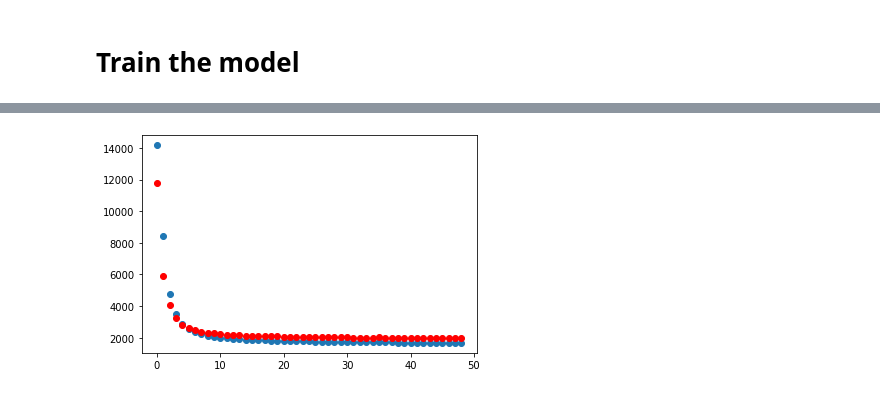
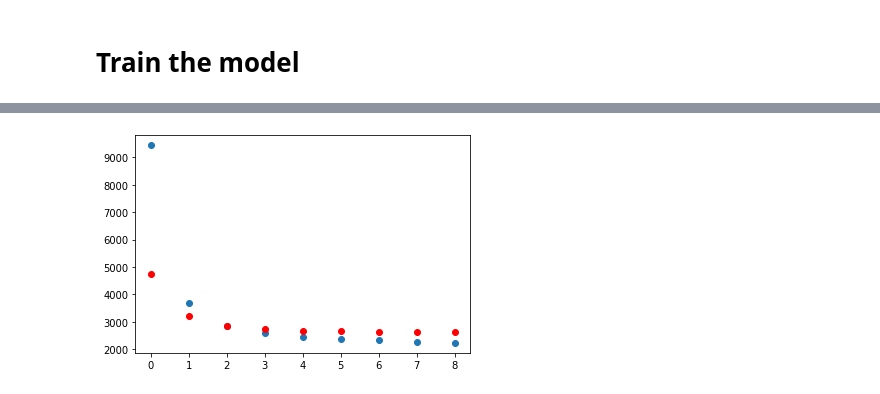
Before and after one commit to lamd91/VAE_DA, a Jupyter notebook: VAE_SinuousChannelsImages_TPUStrategy.ipynb, the cells around one changed output, grey strips where cells are left out. Drawn from its saved outputs; the diff is of its cells as text; code cells hidden in the pictures.

Commit message:
Add about notebook section and update visualization of results

```diff
--- a/VAE_SinuousChannelsImages_TPUStrategy.ipynb
+++ b/VAE_SinuousChannelsImages_TPUStrategy.ipynb
@@ -56,14 +79,3 @@ im
 # %% [output]
 '/content/gdrive/MyDrive/strebelle2500.png' -> './strebelle2500.png'
 [figure]
-# %%
-# Define global constants
-BATCH_SIZE_PER_REPLICA = 128
-BATCH_SIZE = BATCH_SIZE_PER_REPLICA * strategy.num_replicas_in_sync
-LATENT_DIM = 512
-EPOCHS = 50
-IMAGE_HEIGHT = 50
-IMAGE_WIDTH = 500
-NUM_CHANNELS = 1
-NUM_EXAMPLES = 40000
-TEST_SIZE = 0.25
@@ -148,8 +160,3 @@ files.download('subimages.pkl')
-# %%
-# Load and prepare image dataset for training using already extracted subimages
-image_array = pickle.load(open('subimages.pkl', 'rb'))
-train_dataset, val_dataset = get_datasets(image_array, map_image,
-                                                        test_size=TEST_SIZE)
 # %%
 class Sampling(tf.keras.layers.Layer):
     def call(self, inputs):
@@ -522,9 +543,11 @@ with strategy.scope():
 
     # Compile model
     vae.compile(
-        optimizer = tf.keras.optimizers.Adam(lr=1e-6),
-        loss = tf.keras.losses.BinaryCrossentrpy()
+        optimizer = tf.keras.optimizers.Adam(learning_rate=1e-6),
+        loss = tf.keras.losses.BinaryCrossentropy(
+            reduction=tf.keras.losses.Reduction.SUM
+        )
     )
 
-# Training loop using original dataset
+# Training loop
 history = vae.fit(train_dataset, epochs=100, verbose=1, callbacks=[lr_schedule])
@@ -545,8 +589,7 @@ save_locally = tf.saved_model.SaveOptions(experimental_io_device='/job:localhost
 cp_callback = tf.keras.callbacks.ModelCheckpoint(
     filepath = './cp-cp{epoch:04d}.ckpt',
     options = save_locally,
-    verbose = 1,
-    save_freq = math.ceil(NUM_EXAMPLES*(1-TEST_SIZE)/BATCH_SIZE) * 5
+    save_freq = 'epoch'
 )
 
 # Create custom callback to display outputs (via helper function) at the end of
@@ -578,7 +621,7 @@ with strategy.scope():
 
     # Compile model
     vae.compile(
-        optimizer = tf.keras.optimizers.Adam(lr=6e-4),
+        optimizer = tf.keras.optimizers.Adam(learning_rate=6e-4),
         loss = tf.keras.losses.BinaryCrossentropy(
             reduction=tf.keras.losses.Reduction.SUM
         )
@@ -591,7 +634,10 @@ random_vector_for_generation = tf.random.normal(shape=[8, LATENT_DIM])
 generate_and_save_images(decoder, 0, 0, random_vector_for_generation, vae)
 
 # Training loop using original dataset
-history = vae.fit(x=train_dataset, epochs=EPOCHS, verbose=1,
+# history = vae.fit(x=train_dataset, epochs=EPOCHS, verbose=1,
+#                   validation_data = val_dataset,
+#                   callbacks=[CustomCallback(), cp_callback])
+history = vae.fit(x=train_dataset, epochs=10, verbose=1,
                   validation_data = val_dataset,
-                  callbacks=[cp_callback, CustomCallback()])
+                  callbacks=[CustomCallback()])
 # %% [output]
@@ -600 +646 @@ Epoch 50/50
-[figure, old version]
+[figure, new version]
```
Also changed, not shown: parts of 31 cells of this notebook.
